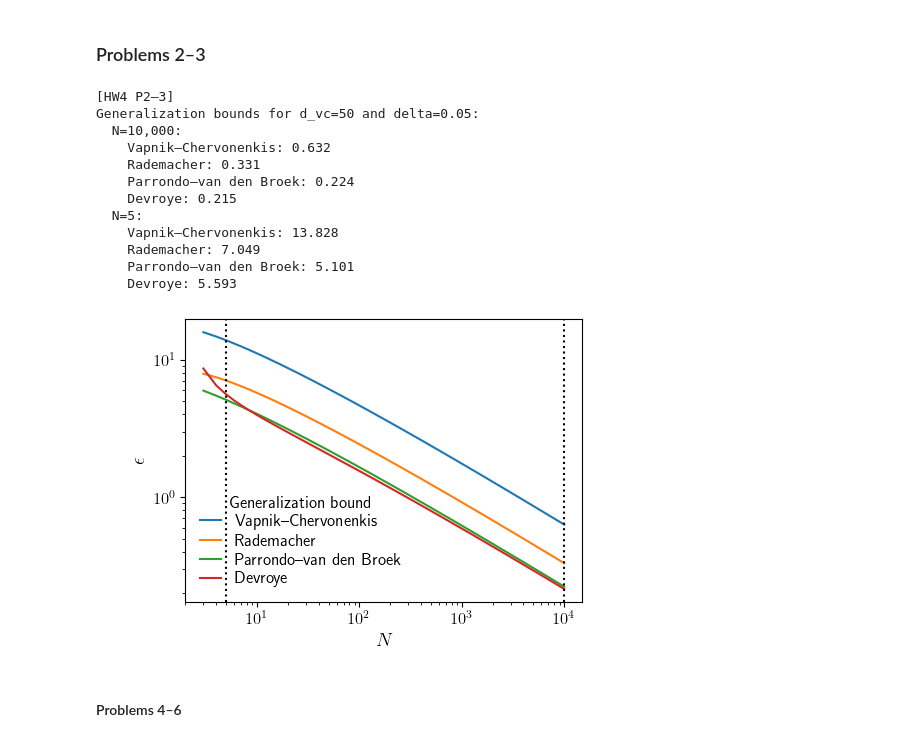
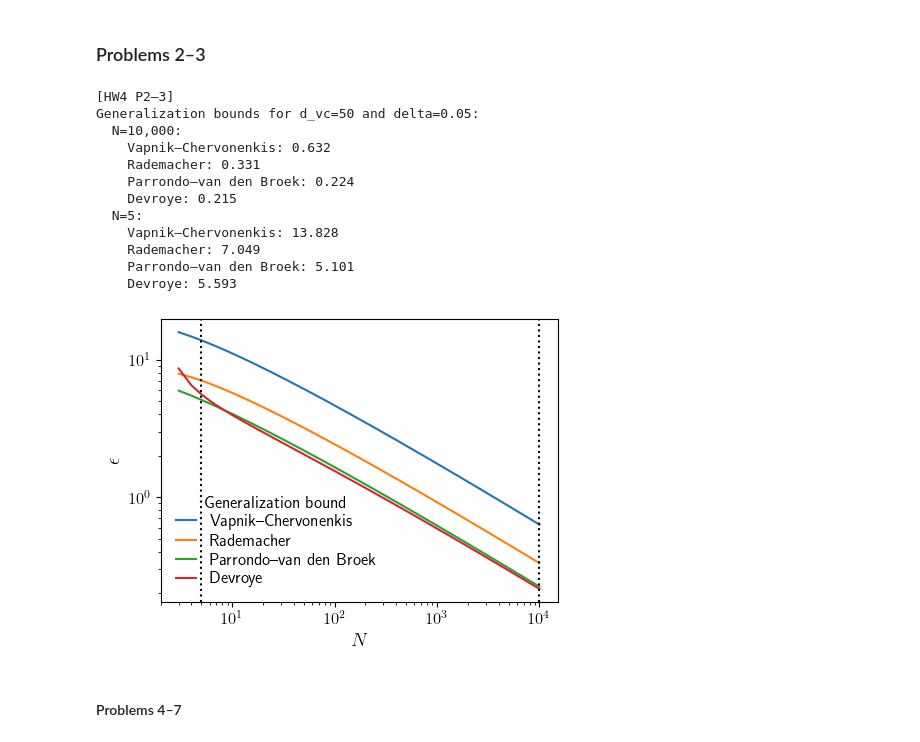
Before and after one commit to bbye98/cs156a, a Jupyter notebook: hw/hw4.ipynb, the cells around one changed output. Cells and saved outputs as stored; diff of their text form; code cells hidden in the pictures.

```diff
--- a/hw/hw4.ipynb
+++ b/hw/hw4.ipynb
@@ -54,37 +54,36 @@ for l, b in bounds.items():
 ax.set_yscale("log")
 ylim = ax.get_ylim()
 
 print(f"\n[HW4 P2–3]\nGeneralization bounds for {d_vc=} and {delta=}:")
 for N in (10_000, 5):
     i = np.where(Ns == N)[0][0]
     print(f"  {N=:,}:")
     for l, b in bounds.items():
         print(f"    {l}: {b[i]:.3f}")
     ax.plot((N, N), ylim, "k:")
 
 ax.legend(title="Generalization bound")
 ax.set_xlabel("$N$")
 ax.set_xscale("log")
 ax.set_ylabel("$\epsilon$")
 ax.set_ylim(ylim)
-ax.text(-0.2, 0.959, " ", transform=ax.transAxes)
 plt.show()
 # %% [output]
 [HW4 P2–3]
 Generalization bounds for d_vc=50 and delta=0.05:
   N=10,000:
     Vapnik–Chervonenkis: 0.632
     Rademacher: 0.331
     Parrondo–van den Broek: 0.224
     Devroye: 0.215
   N=5:
     Vapnik–Chervonenkis: 13.828
     Rademacher: 7.049
     Parrondo–van den Broek: 5.101
     Devroye: 5.593
-[figure, old version]
+[figure, new version]
 # %% [markdown]
-#### Problems 4–6
+#### Problems 4–7
 # %%
 n_runs = 10_000_000
 hs = {
```
Also changed, not shown: parts of 1 cell of this notebook, 3 other files.
